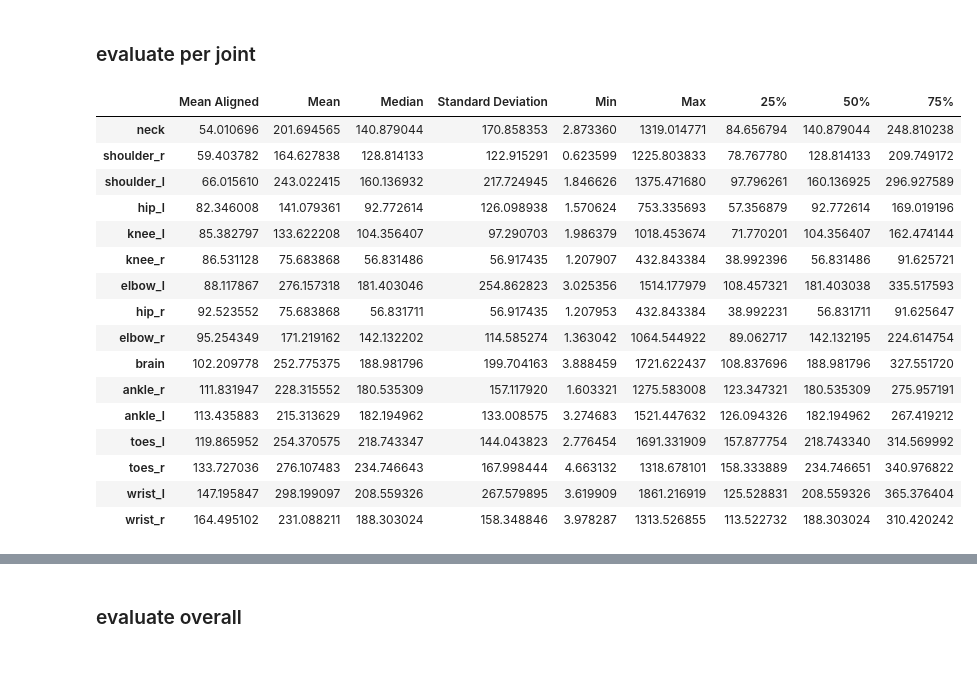
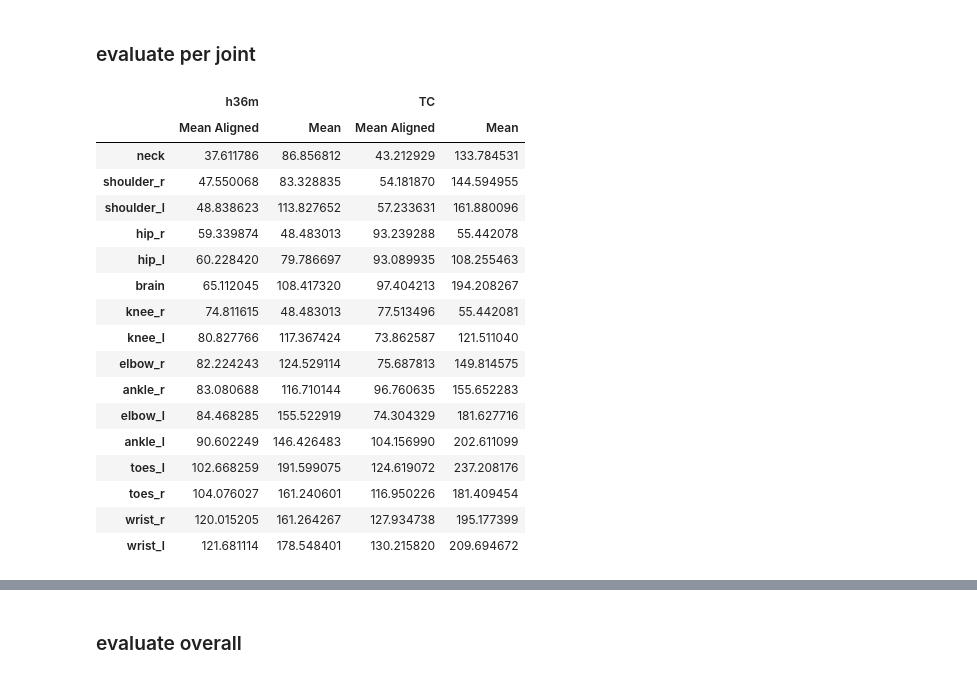
Before and after one commit to russoale/hmr2.0, a Jupyter notebook: src/notebooks/evaluate.ipynb, the cells around one changed output, grey strips where cells are left out. Cells and saved outputs as stored; diff of their text form; code cells hidden in the pictures.

```diff
--- a/src/notebooks/evaluate.ipynb
+++ b/src/notebooks/evaluate.ipynb
@@ -90,0 +82,3 @@ Time taken for testing 239.52249479293823 sec
+# %%
+return_kps = True
+result = model.test(return_kps=return_kps)
@@ -169,50 +174,78 @@ df_seq.describe()
 # %% [markdown]
 ### evaluate per joint
+# %%
+eval_joint_dict = {
+    'h36m': [],
+    # 'mpii_3d': [],
+    'TC': []
+}
+
+indices = range(len(sequences))
+for i, sequence in zip(indices, sequences):
+    sequence = sequence.decode("utf-8")
+    if ' 2_' in sequence or ' 3_' in sequence:
+        continue
+    mpjpe_tuple = tuple([all_kp3d_mpjpe_aligned[i], all_kp3d_mpjpe[i]])
+    key = [k for k in eval_joint_dict.keys() if k in sequence][0]
+    eval_joint_dict[key].append(mpjpe_tuple)
 # %%
+joint_type = config.JOINT_TYPE
+config.JOINT_TYPE = 'custom'
+columns = ['Mean Aligned', 'Mean'] #, 'Median', 'Standard Deviation', 'Min', 'Max', '25%', '50%', '75%']
 lsp_joints = ['ankle_r', 'knee_r', 'hip_r', 'hip_l', 'knee_l',
              'ankle_l', 'wrist_r', 'elbow_r', 'shoulder_r',
              'shoulder_l', 'elbow_l', 'wrist_l', 'neck', 'brain']
 
 
 custom_joints = ['toes_r', 'ankle_r', 'knee_r', 'hip_r', 'hip_l', 'knee_l',
              'ankle_l', 'toes_l', 'wrist_r', 'elbow_r', 'shoulder_r',
              'shoulder_l', 'elbow_l', 'wrist_l', 'neck', 'brain']
 
 joints = custom_joints if config.JOINT_TYPE == 'custom' else lsp_joints
 num_joints = 16 if config.JOINT_TYPE == 'custom' else 14
 
-data = np.ndarray(shape=(num_joints, 9), dtype=float)
-for i, _ in enumerate(joints):
-    data[i, 0] = np.mean(all_kp3d_mpjpe_aligned[:, i])  # mean_error_aligned
-    data[i, 1] = np.mean(all_kp3d_mpjpe[:, i])  # mean_error
-    data[i, 2] = np.median(all_kp3d_mpjpe[:, i])  # median_error
-    data[i, 3] = np.std(all_kp3d_mpjpe[:, i])  # standard deviation
-    data[i, 4] = all_kp3d_mpjpe[:, i].min()  # min
-    data[i, 5] = all_kp3d_mpjpe[:, i].max()  # max
-    data[i, 6] = np.percentile(all_kp3d_mpjpe[:, i], 25)  # 25 percentile
-    data[i, 7] = np.percentile(all_kp3d_mpjpe[:, i], 50)  # 50 percentile
-    data[i, 8] = np.percentile(all_kp3d_mpjpe[:, i], 75)  # 75 percentile
+df_frames = []
+for key, value in eval_joint_dict.items():
+    ds_mpjpe_aligned = np.asarray(value)[:, 0, :]
+    ds_mpjpe = np.asarray(value)[:, 1, :]
 
-columns = ['Mean Aligned', 'Mean', 'Median', 'Standard Deviation', 'Min', 'Max', '25%', '50%', '75%']
-df_joint = pd.DataFrame(data, index=joints, columns=columns)
-df_joint = df_joint.sort_values(df_joint.columns[0])
+    data = np.ndarray(shape=(num_joints, len(columns)), dtype=float)
+    for i, _ in enumerate(joints):
+        data[i, 0] = np.mean(ds_mpjpe_aligned[:, i])  # mean_error_aligned
+        data[i, 1] = np.mean(ds_mpjpe[:, i])  # mean_error
+        # data[i, 2] = np.median(ds_mpjpe[:, i])  # median_error
+        # data[i, 3] = np.std(ds_mpjpe[:, i])  # standard deviation
+        # data[i, 4] = ds_mpjpe[:, i].min()  # min
+        # data[i, 5] = ds_mpjpe[:, i].max()  # max
+        # data[i, 6] = np.percentile(ds_mpjpe[:, i], 25)  # 25 percentile
+        # data[i, 7] = np.percentile(ds_mpjpe[:, i], 50)  # 50 percentile
+        # data[i, 8] = np.percentile(ds_mpjpe[:, i], 75)  # 75 percentile
 
+    df = pd.DataFrame(data, index=joints, columns=columns)
+    df = df.sort_values(df.columns[0])
+    df_frames.append(df)
+
+df_joint = pd.concat(df_frames, axis=1, sort=False, keys=list(eval_joint_dict.keys()))
 display(HTML(df_joint.to_html()))
+
+# set back joint type
+config.JOINT_TYPE = joint_type
 # %% [output]
-|  | Mean Aligned | Mean | Median | Standard Deviation | Min | Max | 25% | 50% | 75% |
-| neck | 54.010696 | 201.694565 | 140.879044 | 170.858353 | 2.873360 | 1319.014771 | 84.656794 | 140.879044 | 248.810238 |
-| shoulder_r | 59.403782 | 164.627838 | 128.814133 | 122.915291 | 0.623599 | 1225.803833 | 78.767780 | 128.814133 | 209.749172 |
-| shoulder_l | 66.015610 | 243.022415 | 160.136932 | 217.724945 | 1.846626 | 1375.471680 | 97.796261 | 160.136925 | 296.927589 |
-| hip_l | 82.346008 | 141.079361 | 92.772614 | 126.098938 | 1.570624 | 753.335693 | 57.356879 | 92.772614 | 169.019196 |
-| knee_l | 85.382797 | 133.622208 | 104.356407 | 97.290703 | 1.986379 | 1018.453674 | 71.770201 | 104.356407 | 162.474144 |
-| knee_r | 86.531128 | 75.683868 | 56.831486 | 56.917435 | 1.207907 | 432.843384 | 38.992396 | 56.831486 | 91.625721 |
-| elbow_l | 88.117867 | 276.157318 | 181.403046 | 254.862823 | 3.025356 | 1514.177979 | 108.457321 | 181.403038 | 335.517593 |
-| hip_r | 92.523552 | 75.683868 | 56.831711 | 56.917435 | 1.207953 | 432.843384 | 38.992231 | 56.831711 | 91.625647 |
-| elbow_r | 95.254349 | 171.219162 | 142.132202 | 114.585274 | 1.363042 | 1064.544922 | 89.062717 | 142.132195 | 224.614754 |
-| brain | 102.209778 | 252.775375 | 188.981796 | 199.704163 | 3.888459 | 1721.622437 | 108.837696 | 188.981796 | 327.551720 |
-| ankle_r | 111.831947 | 228.315552 | 180.535309 | 157.117920 | 1.603321 | 1275.583008 | 123.347321 | 180.535309 | 275.957191 |
-| ankle_l | 113.435883 | 215.313629 | 182.194962 | 133.008575 | 3.274683 | 1521.447632 | 126.094326 | 182.194962 | 267.419212 |
-| toes_l | 119.865952 | 254.370575 | 218.743347 | 144.043823 | 2.776454 | 1691.331909 | 157.877754 | 218.743340 | 314.569992 |
-| toes_r | 133.727036 | 276.107483 | 234.746643 | 167.998444 | 4.663132 | 1318.678101 | 158.333889 | 234.746651 | 340.976822 |
-| wrist_l | 147.195847 | 298.199097 | 208.559326 | 267.579895 | 3.619909 | 1861.216919 | 125.528831 | 208.559326 | 365.376404 |
-| wrist_r | 164.495102 | 231.088211 | 188.303024 | 158.348846 | 3.978287 | 1313.526855 | 113.522732 | 188.303024 | 310.420242 |
+|  | h36m |  | TC |  |
+|  | Mean Aligned | Mean | Mean Aligned | Mean |
+| neck | 37.611786 | 86.856812 | 43.212929 | 133.784531 |
+| shoulder_r | 47.550068 | 83.328835 | 54.181870 | 144.594955 |
+| shoulder_l | 48.838623 | 113.827652 | 57.233631 | 161.880096 |
+| hip_r | 59.339874 | 48.483013 | 93.239288 | 55.442078 |
+| hip_l | 60.228420 | 79.786697 | 93.089935 | 108.255463 |
+| brain | 65.112045 | 108.417320 | 97.404213 | 194.208267 |
+| knee_r | 74.811615 | 48.483013 | 77.513496 | 55.442081 |
+| knee_l | 80.827766 | 117.367424 | 73.862587 | 121.511040 |
+| elbow_r | 82.224243 | 124.529114 | 75.687813 | 149.814575 |
+| ankle_r | 83.080688 | 116.710144 | 96.760635 | 155.652283 |
+| elbow_l | 84.468285 | 155.522919 | 74.304329 | 181.627716 |
+| ankle_l | 90.602249 | 146.426483 | 104.156990 | 202.611099 |
+| toes_l | 102.668259 | 191.599075 | 124.619072 | 237.208176 |
+| toes_r | 104.076027 | 161.240601 | 116.950226 | 181.409454 |
+| wrist_r | 120.015205 | 161.264267 | 127.934738 | 195.177399 |
+| wrist_l | 121.681114 | 178.548401 | 130.215820 | 209.694672 |
```
Also changed, not shown: parts of 30 cells of this notebook, 37 other files.
